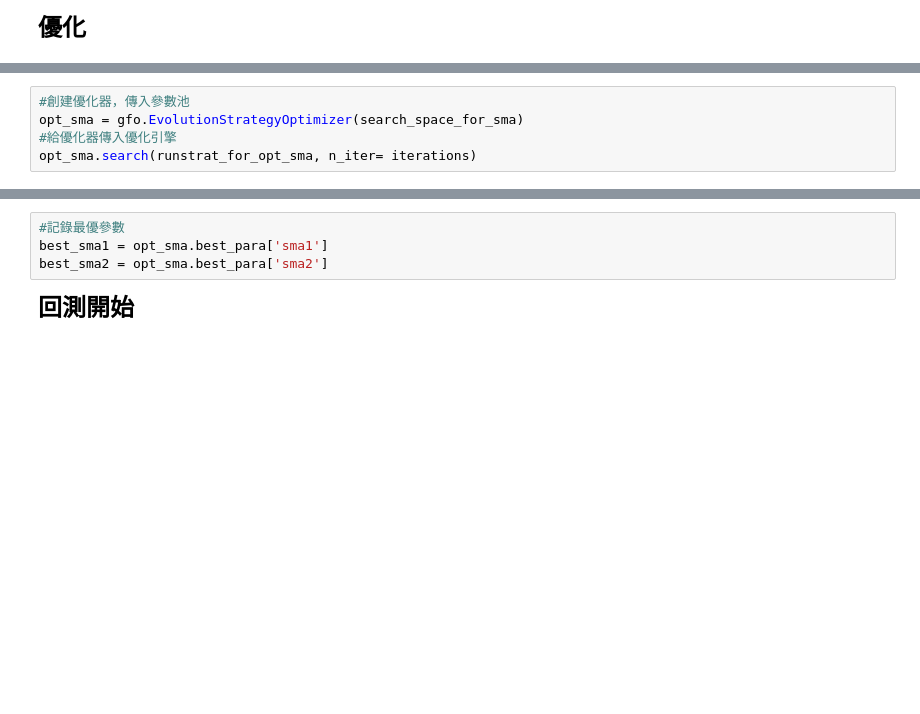
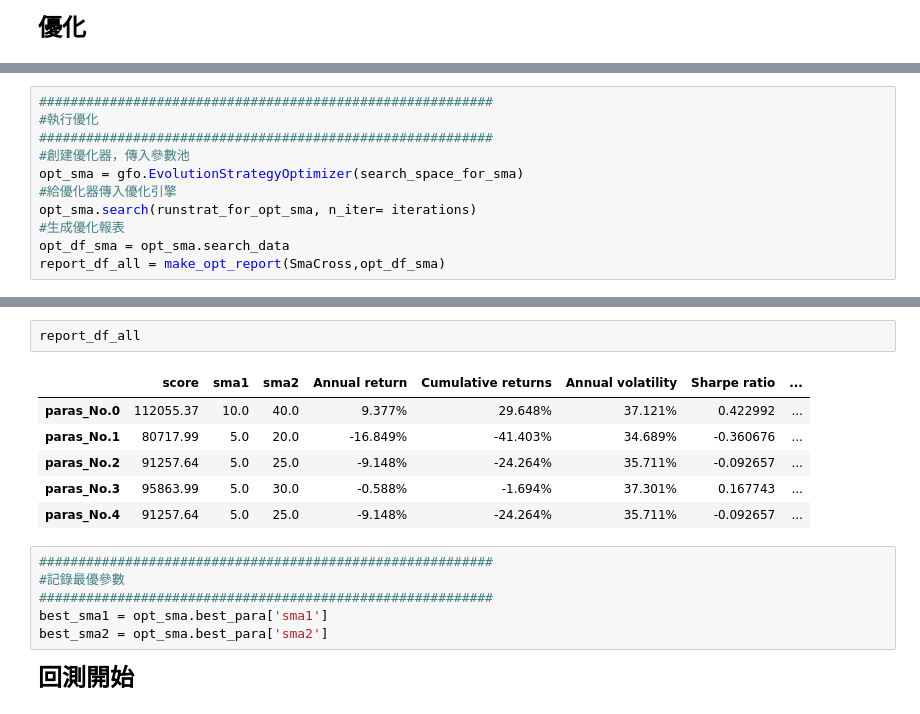
Before and after one commit to ErebusTW/Big_project, a Jupyter notebook: Backtrader回測框架.ipynb, the cells around one changed output, grey strips where cells are left out. Cells and saved outputs as stored; diff of their text form; blank space fills up the shorter version.

```diff
--- a/Backtrader回測框架.ipynb
+++ b/Backtrader回測框架.ipynb
@@ -559,6 +766,12 @@ iterations = 2
 # %%
+##########################################################
+#執行優化
+##########################################################
 #創建優化器，傳入參數池
 opt_sma = gfo.EvolutionStrategyOptimizer(search_space_for_sma)
 #給優化器傳入優化引擎
 opt_sma.search(runstrat_for_opt_sma, n_iter= iterations)
+#生成優化報表
+opt_df_sma = opt_sma.search_data
+report_df_all = make_opt_report(SmaCross,opt_df_sma)
 # %% [output]
@@ -579,5 +793,16 @@ Results: 'runstrat_for_opt_sma'
+# %%
+report_df_all
+# %% [output]
+|  | score | sma1 | sma2 | Annual return | Cumulative returns | Annual volatility | Sharpe ratio | ... |
+| paras_No.0 | 112055.37 | 10.0 | 40.0 | 9.377% | 29.648% | 37.121% | 0.422992 | ... |
+| paras_No.1 | 80717.99 | 5.0 | 20.0 | -16.849% | -41.403% | 34.689% | -0.360676 | ... |
+| paras_No.2 | 91257.64 | 5.0 | 25.0 | -9.148% | -24.264% | 35.711% | -0.092657 | ... |
+| paras_No.3 | 95863.99 | 5.0 | 30.0 | -0.588% | -1.694% | 37.301% | 0.167743 | ... |
+| paras_No.4 | 91257.64 | 5.0 | 25.0 | -9.148% | -24.264% | 35.711% | -0.092657 | ... |
 # %%
+##########################################################
 #記錄最優參數
+##########################################################
 best_sma1 = opt_sma.best_para['sma1']
 best_sma2 = opt_sma.best_para['sma2']
 # %% [markdown]
```
Also changed, not shown: parts of 20 cells of this notebook.
